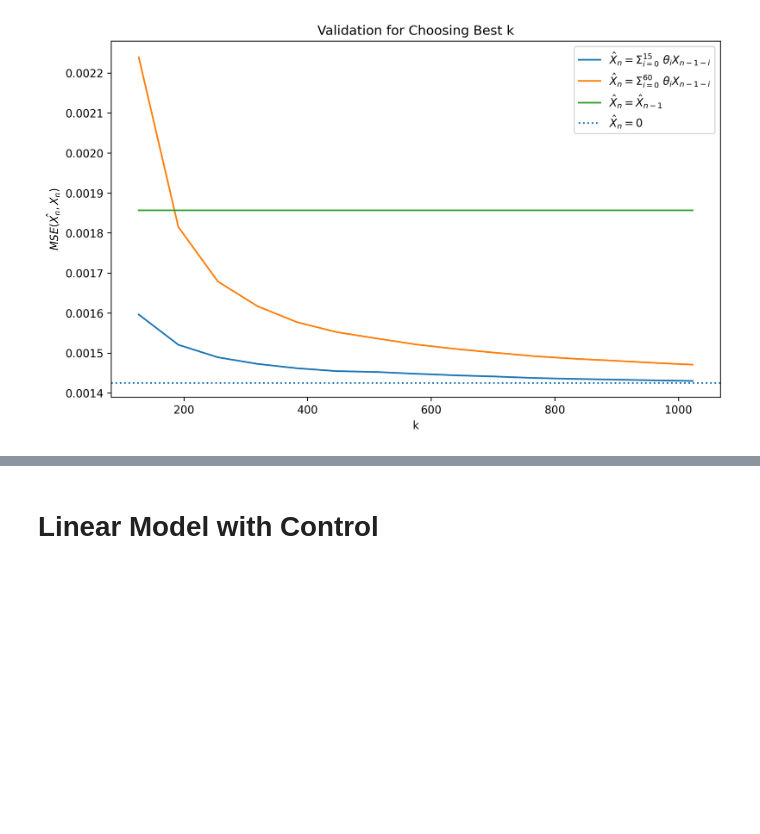
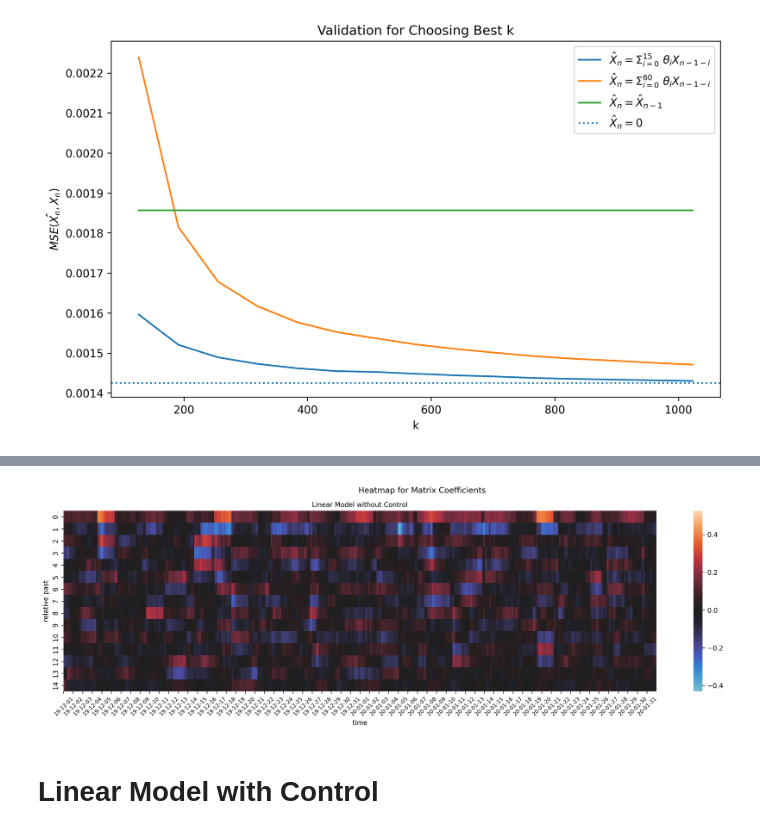
Before and after one commit to MohsenGhodrati/cvx_project_Kalman_Filter, a Jupyter notebook: Experiments.ipynb, the cells around one changed output, grey strips where cells are left out. Cells and saved outputs as stored; diff of their text form; code cells hidden in the pictures; blank space fills up the shorter version.

```diff
--- a/Experiments.ipynb
+++ b/Experiments.ipynb
@@ -367,2 +193,6 @@ plt.show()
+# %%
+plot_heatmap(results[[f'{i}' for i in range(m)]], title)
+# %% [output]
+[figure, added]
 # %% [markdown]
 # Linear Model with Control
```
Also changed, not shown: parts of 41 cells of this notebook, 10 other files.
